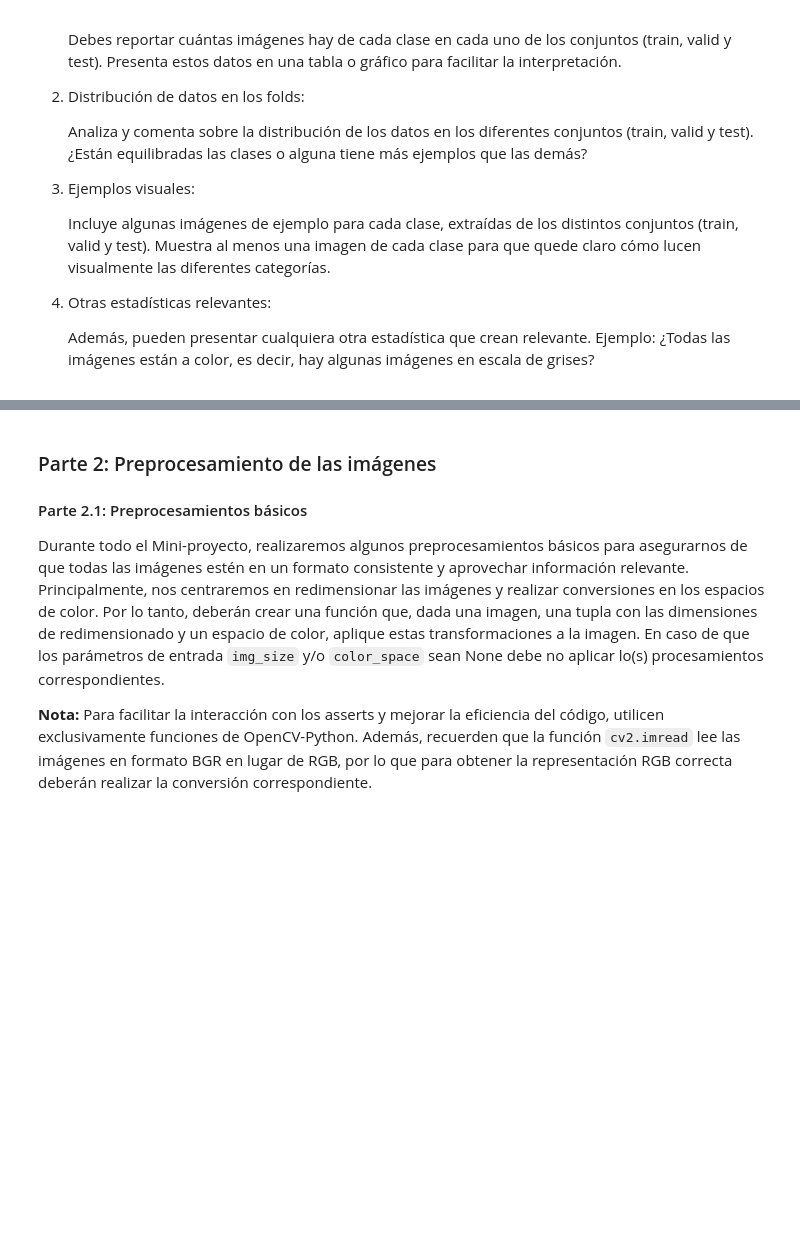
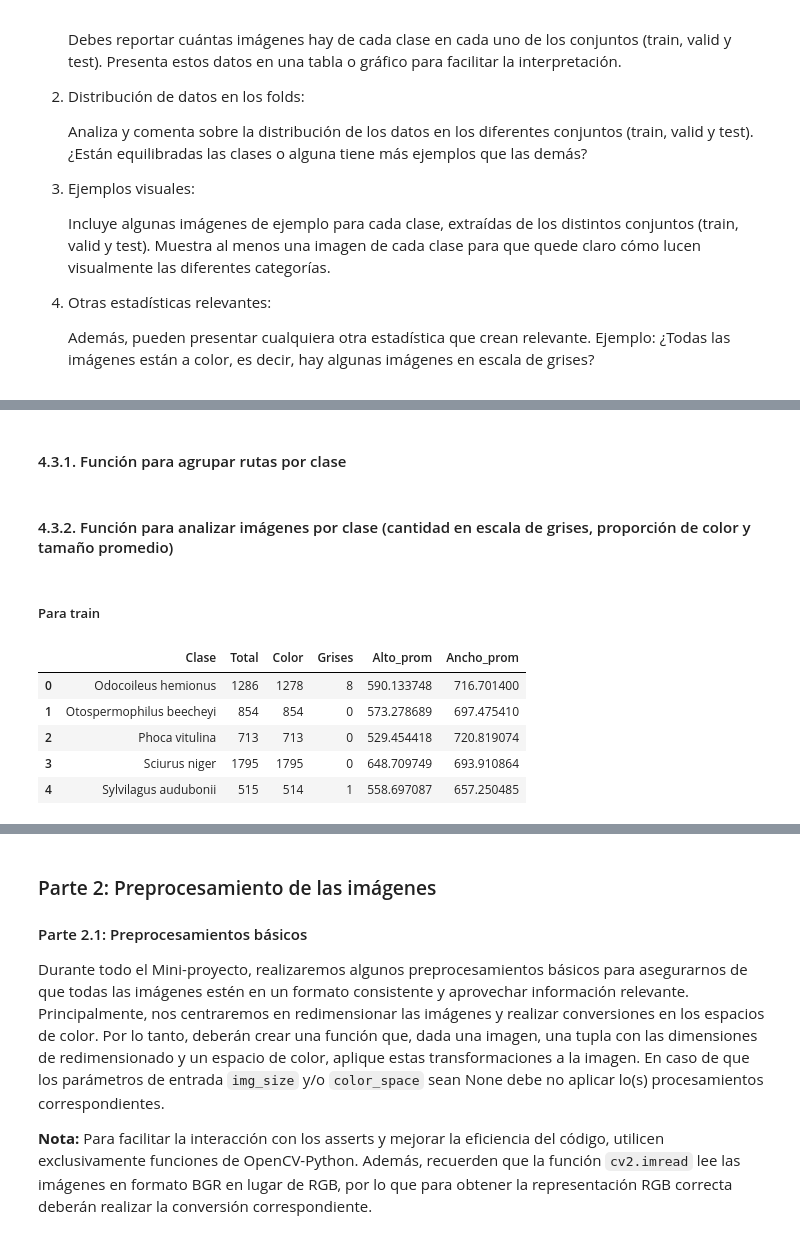
Before and after one commit to JuanFe202122431/Miniproyecto3, a Jupyter notebook: Entrega 1.ipynb, the cells around one changed output, grey strips where cells are left out. Saved outputs shown, nothing was run; the diff lists cells and outputs as text; code cells hidden in the pictures; blank space fills up the shorter version.

```diff
--- a/Entrega 1.ipynb
+++ b/Entrega 1.ipynb
@@ -169,0 +457,20 @@ raise NotImplementedError()
+# %% [markdown]
+
+#### 4.3.1. Función para agrupar rutas por clase
+# %%
+def group_paths_by_class(paths,labels,dict_labels):
+    """
+    Agrupa las rutas de imágenes por clase.
+    """
+
+    id_to_class={idx:cls for cls,idx in dict_labels.items()}#convertimos el diccionario para mapear de ID a nombre de clase
+
+    class_paths={cls:[] for cls in dict_labels.keys()}#creamos un diccionario donde cada clase tiene una lista vacía
+
+    for path,label in zip(paths,labels):#recorremos simultáneamente las rutas y sus etiquetas
+        class_name=id_to_class[label]#obtenemos el nombre de la clase correspondiente al label
+        class_paths[class_name].append(path)#agregamos la ruta a la lista de esa clase
+
+    return class_paths#retornamos el diccionario con las rutas agrupadas por clase
+# %% [markdown]
+#### 4.3.2. Función para analizar imágenes por clase (cantidad en escala de grises, proporción de color y tamaño promedio)
@@ -169,0 +523,15 @@ raise NotImplementedError()
+# %% [markdown]
+##### Para train
+# %%
+train_class_paths = group_paths_by_class(train_paths, train_labels, dict_labels)
+
+df_train_class_stats = analyze_per_class(train_class_paths)
+
+df_train_class_stats
+# %% [output]
+|  | Clase | Total | Color | Grises | Alto_prom | Ancho_prom |
+| 0 | Odocoileus hemionus | 1286 | 1278 | 8 | 590.133748 | 716.701400 |
+| 1 | Otospermophilus beecheyi | 854 | 854 | 0 | 573.278689 | 697.475410 |
+| 2 | Phoca vitulina | 713 | 713 | 0 | 529.454418 | 720.819074 |
+| 3 | Sciurus niger | 1795 | 1795 | 0 | 648.709749 | 693.910864 |
+| 4 | Sylvilagus audubonii | 515 | 514 | 1 | 558.697087 | 657.250485 |
```
Also changed, not shown: parts of 33 cells of this notebook.
